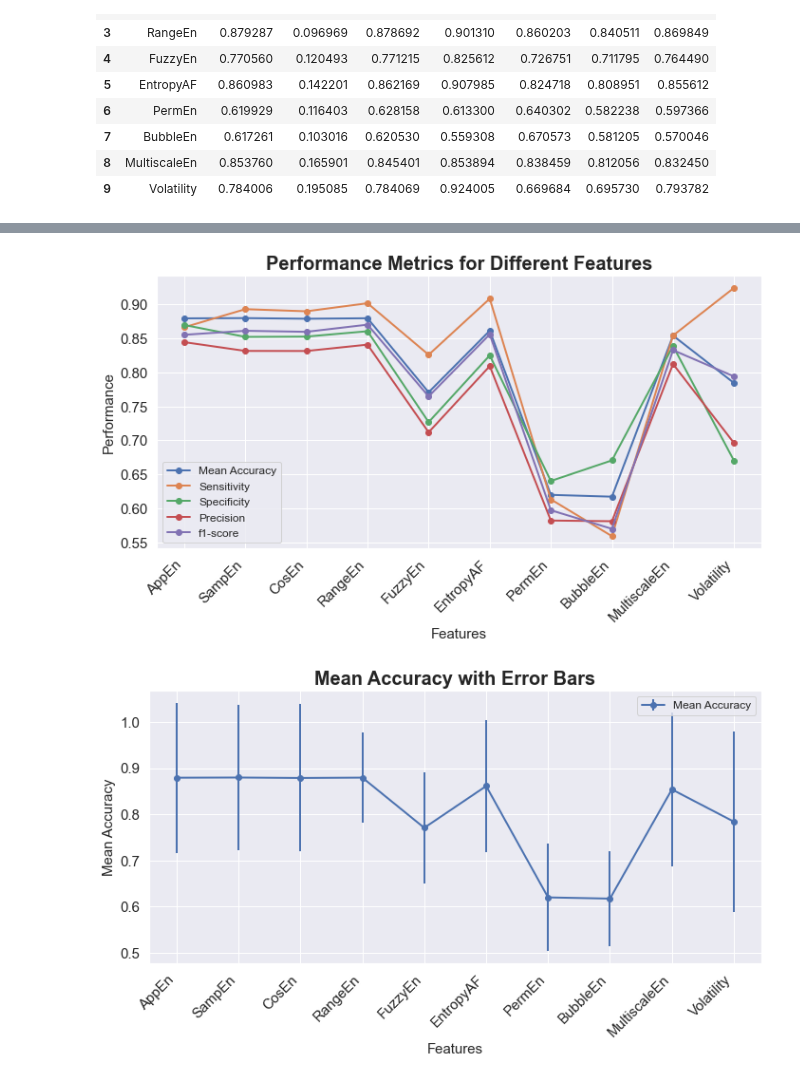
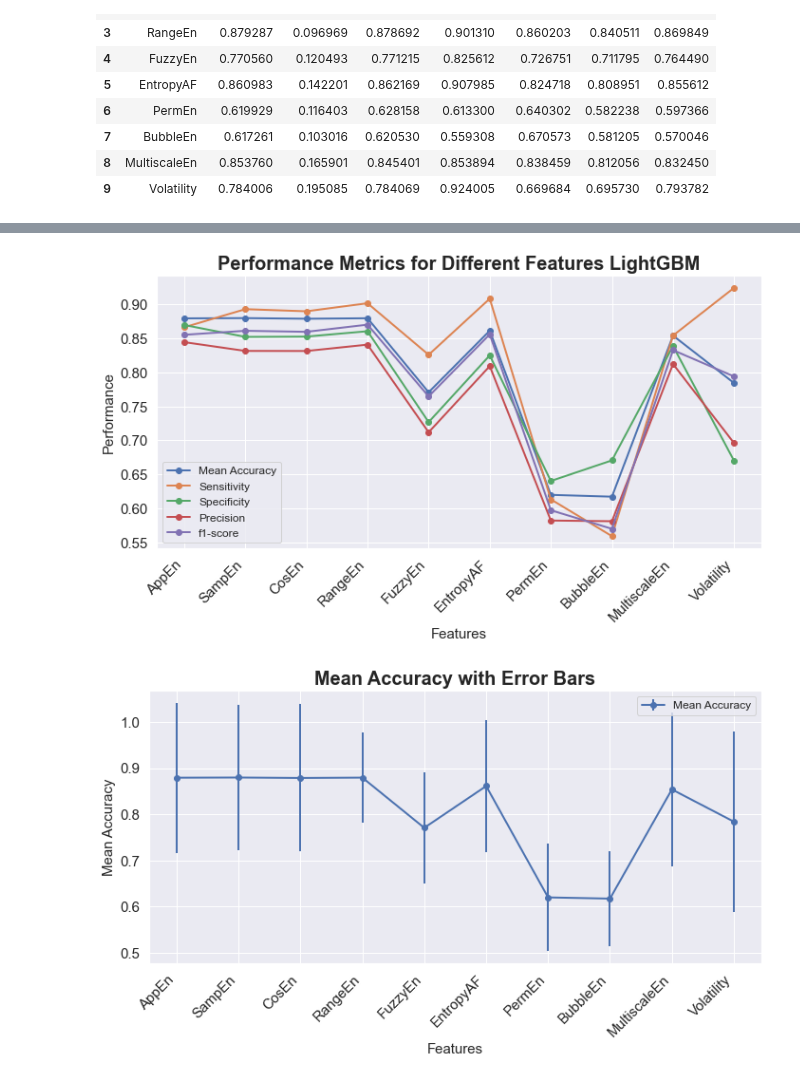
Before and after one commit to NNLUliskey/svsm_ml_2022, a Jupyter notebook: results graph generation.ipynb, the cells around one changed output, grey strips where cells are left out. Drawn from its saved outputs; the diff is of its cells as text; code cells hidden in the pictures.

```diff
--- a/results graph generation.ipynb
+++ b/results graph generation.ipynb
@@ -184,35 +214,35 @@ import pandas as pd
 import matplotlib.pyplot as plt
 from sklearn.metrics import roc_curve, auc
 
 df = individual_lightgbm_df
 
 sns.set_theme(style="darkgrid")
 
 
 # Set the Arial font for all text elements
 plt.rcParams['font.family'] = 'Arial'
 
 # Create the line plot
 plt.figure(figsize=(10, 6))
 plt.plot(df['Unnamed: 0'], df['Mean Acc.'], marker='o', label='Mean Accuracy', linewidth=2)
 plt.plot(df['Unnamed: 0'], df['Sensitivity'], marker='o', label='Sensitivity', linewidth=2)
 plt.plot(df['Unnamed: 0'], df['Specificity'], marker='o', label='Specificity', linewidth=2)
 plt.plot(df['Unnamed: 0'], df['Precision'], marker='o', label='Precision', linewidth=2)
 plt.plot(df['Unnamed: 0'], df['f1'], marker='o', label='f1-score', linewidth=2)
 
 # Set plot properties
 plt.xlabel('Features', fontsize=15)
 plt.ylabel('Performance', fontsize=15)
-plt.title('Performance Metrics for Different Features', fontsize=20, fontweight='bold')
+plt.title('Performance Metrics for Different Features LightGBM', fontsize=20, fontweight='bold')
 plt.xticks(rotation=45, ha='right', fontsize=15)
 plt.yticks(fontsize=15)
 plt.legend(fontsize=12)
 
 # Show the plot
 plt.tight_layout()
 plt.show()
 # %% [output]
-[figure, old version]
+[figure, new version]
 # %%
 # Create the line plot with error bars
 plt.figure(figsize=(10, 6))
```
Also changed, not shown: parts of 2 cells of this notebook.
